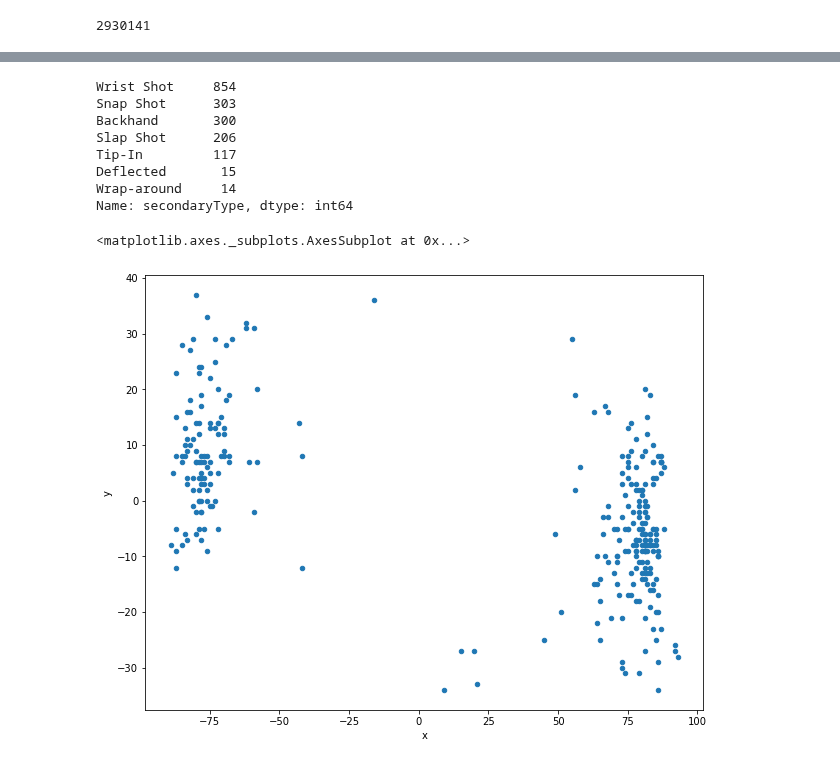
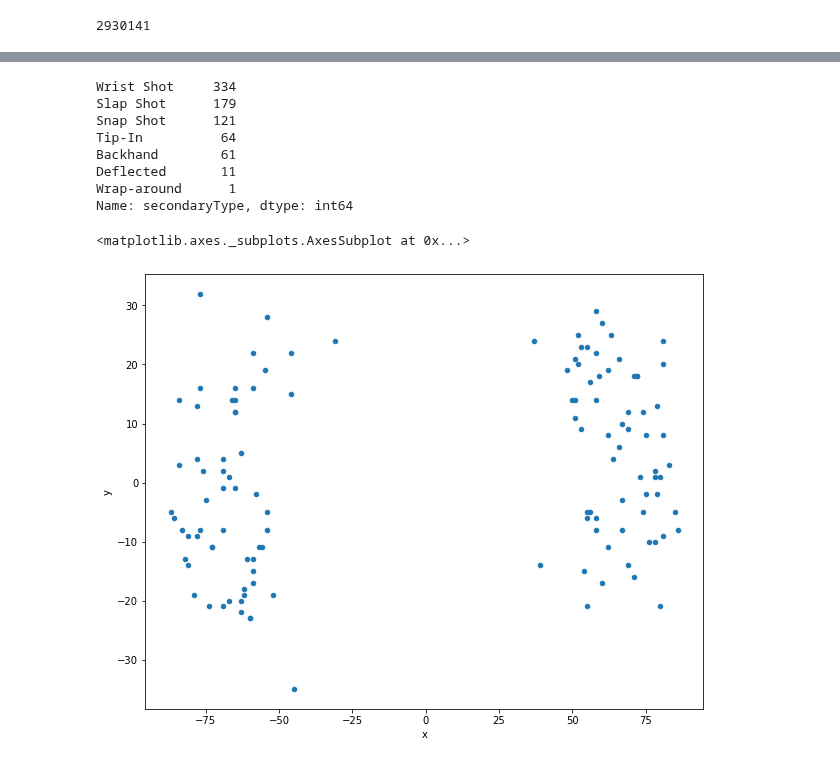
Before and after one commit to DanOakStats/NHL, a Jupyter notebook: data_cleaning.ipynb, the cells around one changed output, grey strips where cells are left out. Cells and saved outputs as stored; diff of their text form; code cells hidden in the pictures.

```diff
--- a/data_cleaning.ipynb
+++ b/data_cleaning.ipynb
@@ -488,18 +479,18 @@ player_info[player_info['player_name']=='Sidney Crosby']
 # %%
-connor_mc = teste[(teste['player_id']==8471675) & (teste['event']=='Shot')]
+connor_mc = teste[(teste['player_id']==8471214) & (teste['event']=='Goal')]
 # %%
 connor_mc['secondaryType'].value_counts()
 # %% [output]
-Wrist Shot     854
-Snap Shot      303
-Backhand       300
-Slap Shot      206
-Tip-In         117
-Deflected       15
-Wrap-around     14
+Wrist Shot     334
+Slap Shot      179
+Snap Shot      121
+Tip-In          64
+Backhand        61
+Deflected       11
+Wrap-around      1
 Name: secondaryType, dtype: int64
 # %%
-connor_mc[connor_mc['secondaryType']=='Backhand'].plot.scatter(x='x', y='y', figsize=(10, 8))
+connor_mc[connor_mc['secondaryType']=='Snap Shot'].plot.scatter(x='x', y='y', figsize=(10, 8))
 # %% [output]
 <matplotlib.axes._subplots.AxesSubplot at 0x...>
-[figure, old version]
+[figure, new version]
```
Also changed, not shown: parts of 4 cells of this notebook.
